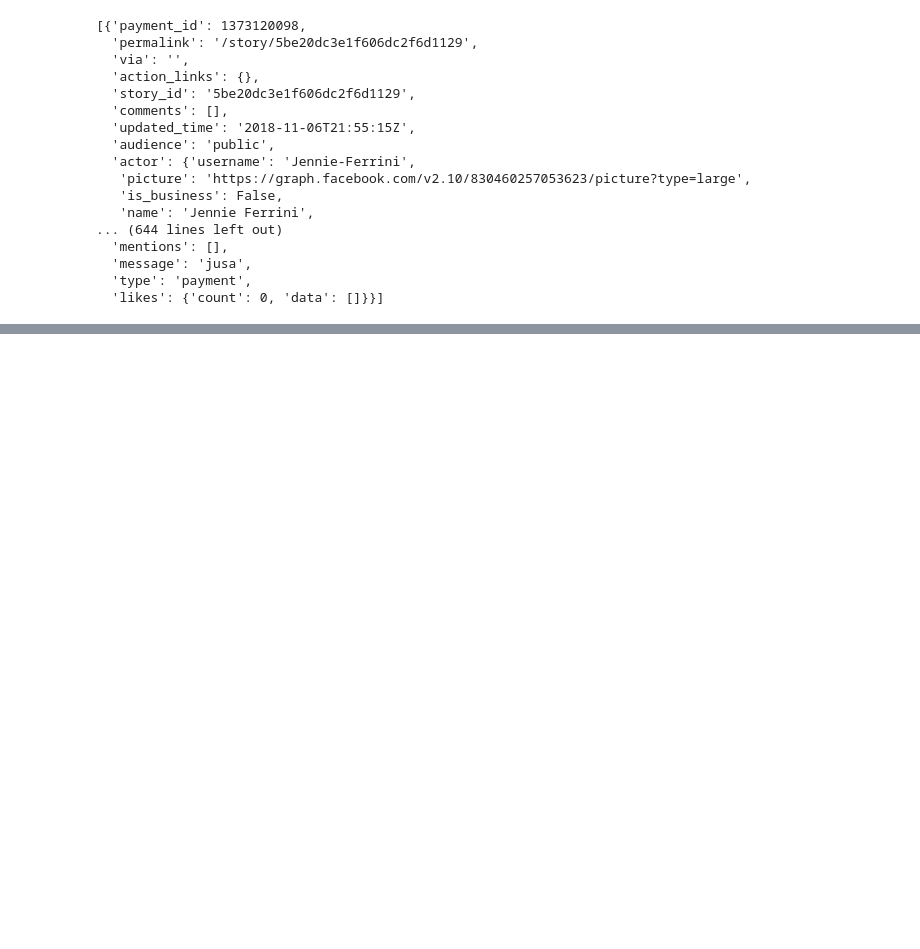
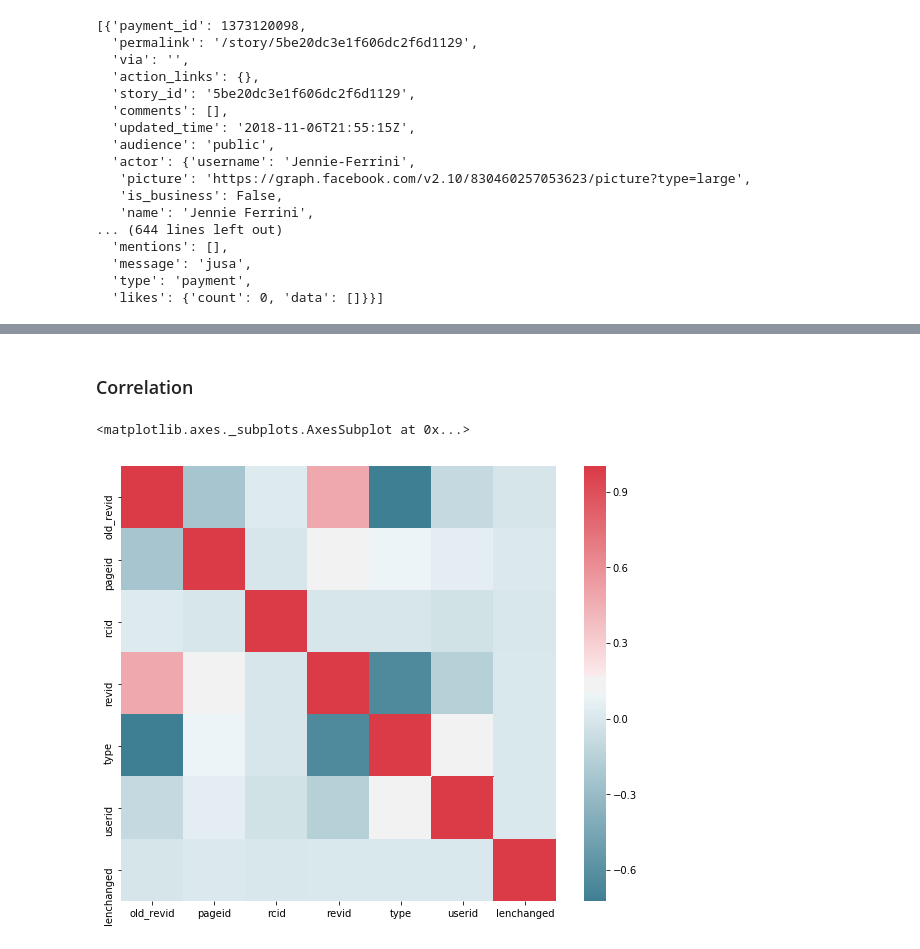
Before and after one commit to epfl-ada-2018/Project, a Jupyter notebook: Milestone_1.ipynb, the cells around one changed output, grey strips where cells are left out. Cells and saved outputs as stored; diff of their text form; code cells hidden in the pictures; blank space fills up the shorter version.

```diff
--- a/Milestone_1.ipynb
+++ b/Milestone_1.ipynb
@@ -206,0 +296,3 @@ data["data"]
+# %%
+df = df.sort_values(by=['timestamp'])
+df
@@ -206,0 +320,3 @@ data["data"]
+# %%
+df = df.drop(['anon','actionhidden','suppressed','userhidden'],axis=1)
+df.head(5)
@@ -206,0 +347,6 @@ data["data"]
+# %%
+df.type = df.type.map(lambda x: 0 if x == 'edit' else x)
+df.type = df.type.map(lambda x: 1 if x == 'categorize' else x)
+df.type = df.type.map(lambda x: 2 if x == 'new' else x)
+df.type = df.type.map(lambda x: 3 if x == 'log' else x)
+df.head()
@@ -206,0 +362,3 @@ data["data"]
+# %%
+df['lenchanged'] = df['newlen'] - df['oldlen']
+df = df.drop(['newlen','oldlen'],axis=1)
@@ -206,0 +396,10 @@ data["data"]
+# %% [markdown]
+### Correlation
+# %%
+f, ax = plt.subplots(figsize=(10, 8))
+corr = df.corr()
+sns.heatmap(corr, mask=np.zeros_like(corr, dtype=np.bool), cmap=sns.diverging_palette(220, 10, as_cmap=True),
+            square=True, ax=ax)
+# %% [output]
+<matplotlib.axes._subplots.AxesSubplot at 0x...>
+[figure, added]
```
Also changed, not shown: parts of 49 cells of this notebook, 2 other files.
